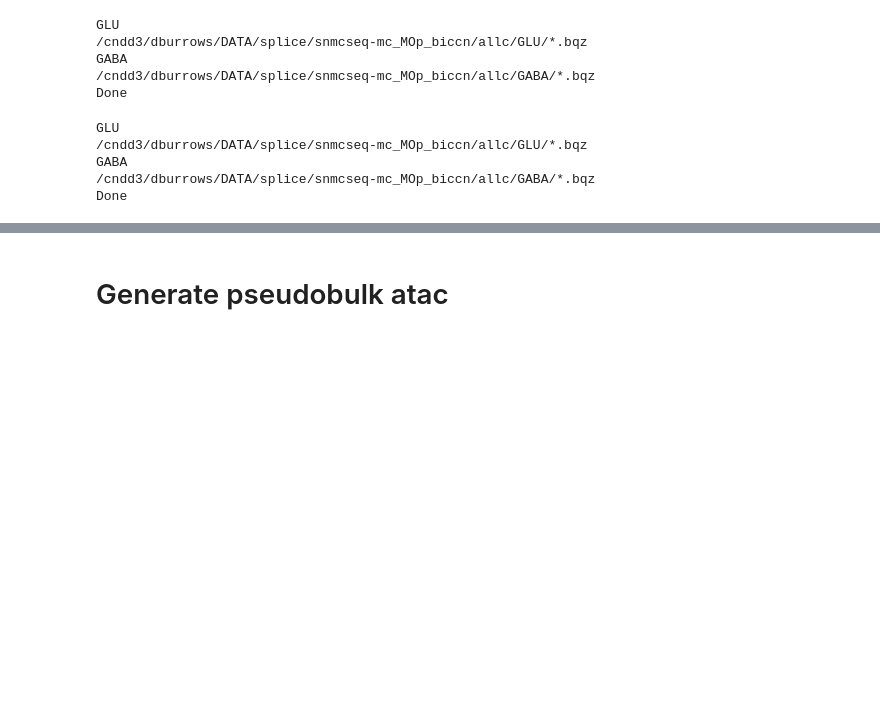
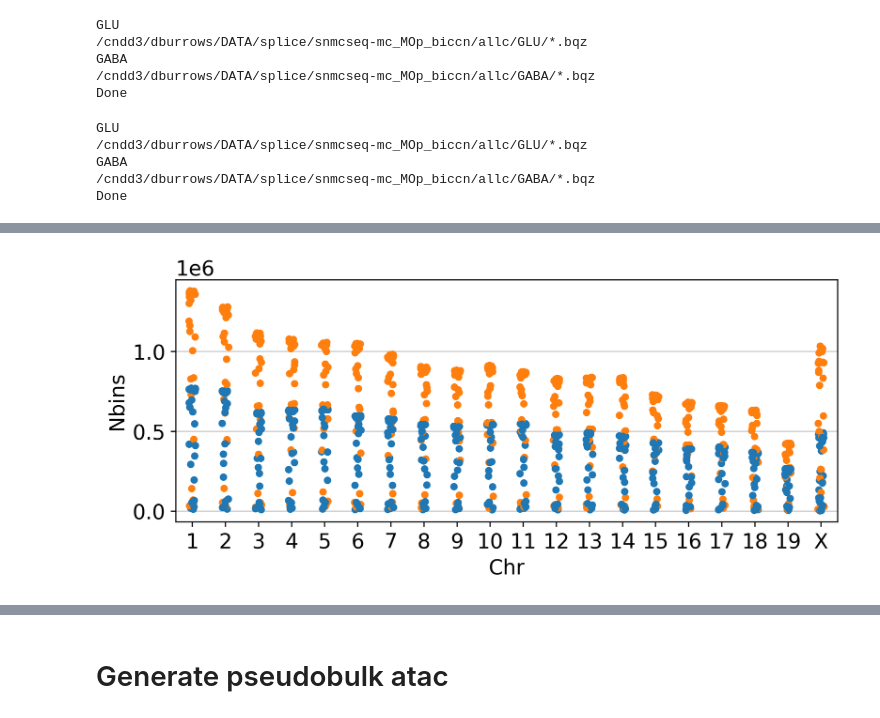
Before and after one commit to dmnburrows/deepNN_splice, a Jupyter notebook: data_process.ipynb, the cells around one changed output, grey strips where cells are left out. Drawn from its saved outputs; the diff is of its cells as text; code cells hidden in the pictures; blank space fills up the shorter version.

```diff
--- a/data_process.ipynb
+++ b/data_process.ipynb
@@ -254,0 +381,40 @@ Done
+# %%
+#confirm methylation bin coverage decreases with chromosome
+#Visualise mc tracks -> load bigwig files
+chr_list = list(_cg.chroms().keys())
+donor_l, chr_l, bin_n = [],[],[]
+import pyBigWig as bw
+path = '/cndd/emukamel/enformer/CEMBA_MOp_mc_bigwigs/bigwig'
+cg_l = glob.glob(f'{path}/*CG.bw')
+ch_l = glob.glob(f'{path}/*CAC.bw')
+ch_l = [i for i in ch_l if 'C10_1_Sst' not in i]
+for x in range(len(cg_l)):
+    _cg = bw.open(cg_l[x])
+    if x<len(cg_l)-1:
+        _ch = bw.open(ch_l[x])
+    for ch in chr_list:
+        donor_l.append(os.path.basename(cg_l[x]))
+        chr_l.append(ch)
+        bin_n.append(len(_cg.intervals(ch)))
+        if x<len(cg_l)-1:
+            donor_l.append(os.path.basename(ch_l[x]))
+            chr_l.append(ch)
+            bin_n.append(len(_ch.intervals(ch)))
+
+df = {'Donor':donor_l, 'Chr': chr_l, 'Nbins': bin_n}
+df = pd.DataFrame(df)
+
+#split into cg and ch
+meth_l=[]
+for d in range(len(df)):
+    if 'CG' in df['Donor'][d]: meth_l.append('CG')
+    if 'CAC' in df['Donor'][d]: meth_l.append('CAC')
+df['meth']= meth_l
+# %%
+import seaborn as sns
+fig,ax = plt.subplots(figsize=(8,3))
+g = sns.stripplot(data=df, x='Chr', y='Nbins', hue='meth')
+g.legend().remove()
+plt.show()
+# %% [output]
+[figure, added]
```
Also changed, not shown: parts of 41 cells of this notebook, 4 other files.
